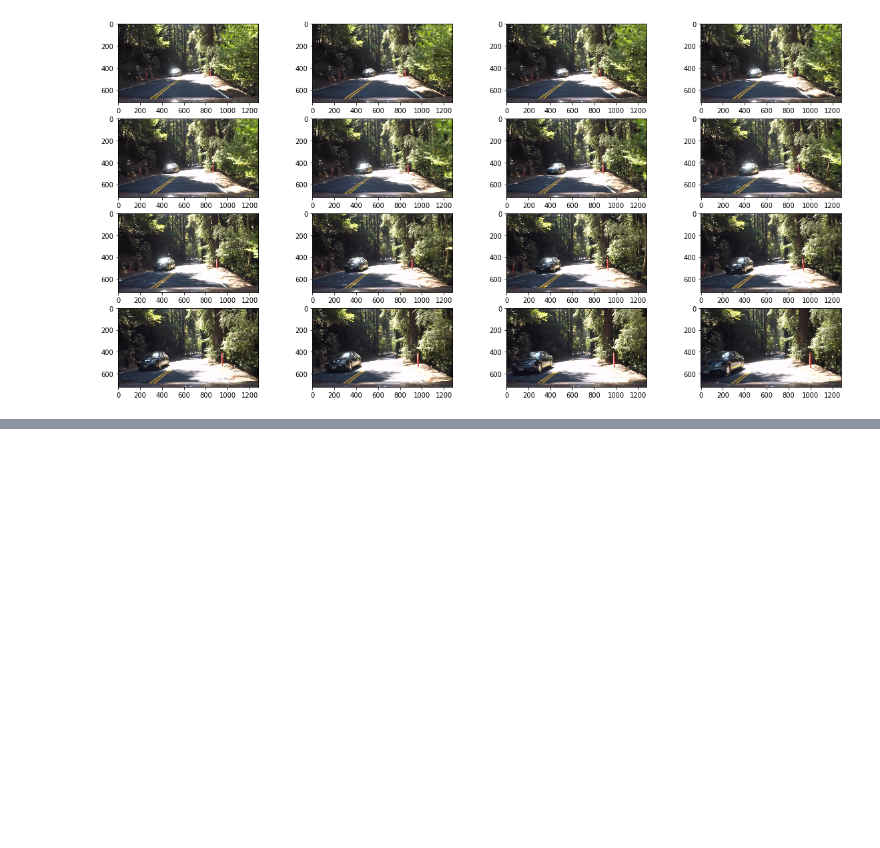
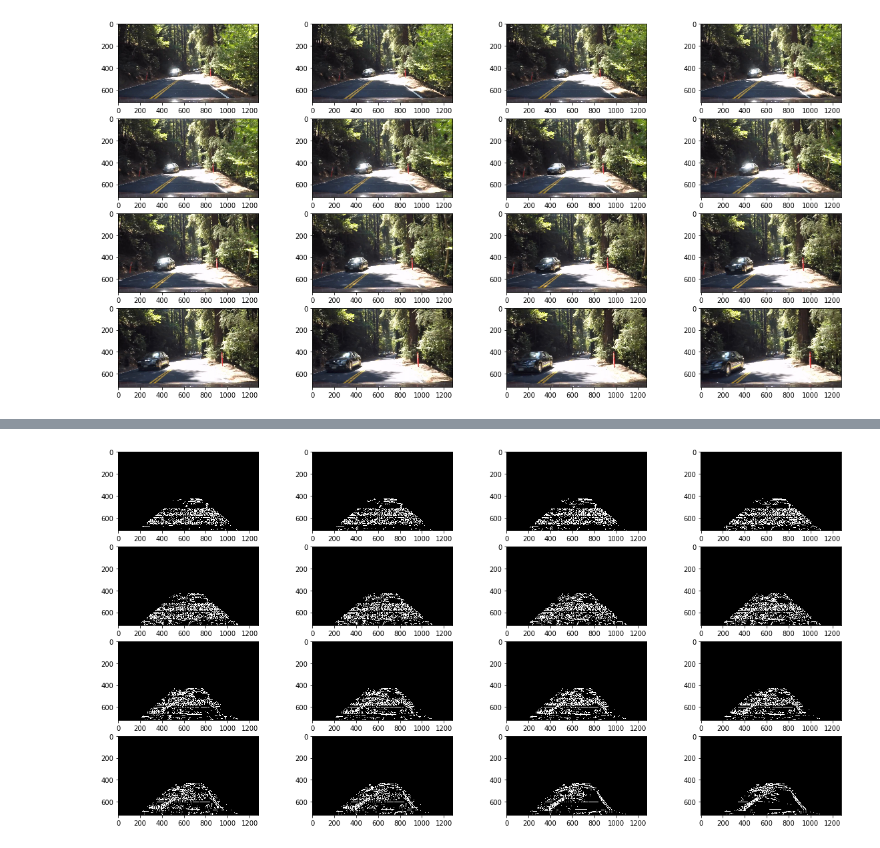
Before and after one commit to dmitrydi/advanced_lanes, a Jupyter notebook: P1.ipynb, the cells around one changed output, grey strips where cells are left out. Cells and saved outputs as stored; diff of their text form; code cells hidden in the pictures; blank space fills up the shorter version.

```diff
--- a/P1.ipynb
+++ b/P1.ipynb
@@ -522,8 +558,9 @@ for i in range(16):
 # %% [output]
 [figure]
 # %%
-hl = HoughLines(cmaps=[#(cv2.COLOR_RGB2HLS, [0]),
-                       (None, [0,1,2])], prepocess=True, keep=10, serial_mode=True)
+hl = HoughLines(cmaps=[(cv2.COLOR_RGB2LAB, [0]),
+                       (cv2.COLOR_RGB2YCrCb, [0]),
+                       (None, [0])], prepocess=True, keep=5, serial_mode=True)
 x_ratio_bottom = 0.14
 x_ratio_top = 0.4
 y_ratio = 0.6
@@ -537,10 +574,13 @@ hl.set_params_for_get_lines(vertices,hough_threshold=25,
                   min_line_len = 30, max_line_gap = 10, angle = 20,
                   canny_kernel=5, canny_low=100, canny_high=255)
 # initialize frame gen
+if not os.path.exists('./hard_subclip_imgs/out'):
+    os.mkdir('./hard_subclip_imgs/out')
+
 saving_path = './hard_subclip_imgs/out'
 for file in hfiles:
     img = mpimg.imread(file)
-    img_with_roi = hl.draw_roi_for_transform(img)
+    img_with_roi = hl.draw_roi_for_transform(img,attach_cannys=True)
     fname = os.path.split(file)[-1]
     fname = 'roi_' + fname
     cv2.imwrite(os.path.join(saving_path, fname),cv2.cvtColor(img_with_roi, cv2.COLOR_RGB2BGR))
@@ -556,0 +597,7 @@ for i in range(16):
+# %%
+fig = plt.figure(figsize=(20,10))
+for i in range(16):
+    fig.add_subplot(4,4,i+1)
+    plt.imshow(hl.cannys[i+50][0], cmap='gray')
+# %% [output]
+[figure, added]
```
Also changed, not shown: parts of 19 cells of this notebook.
